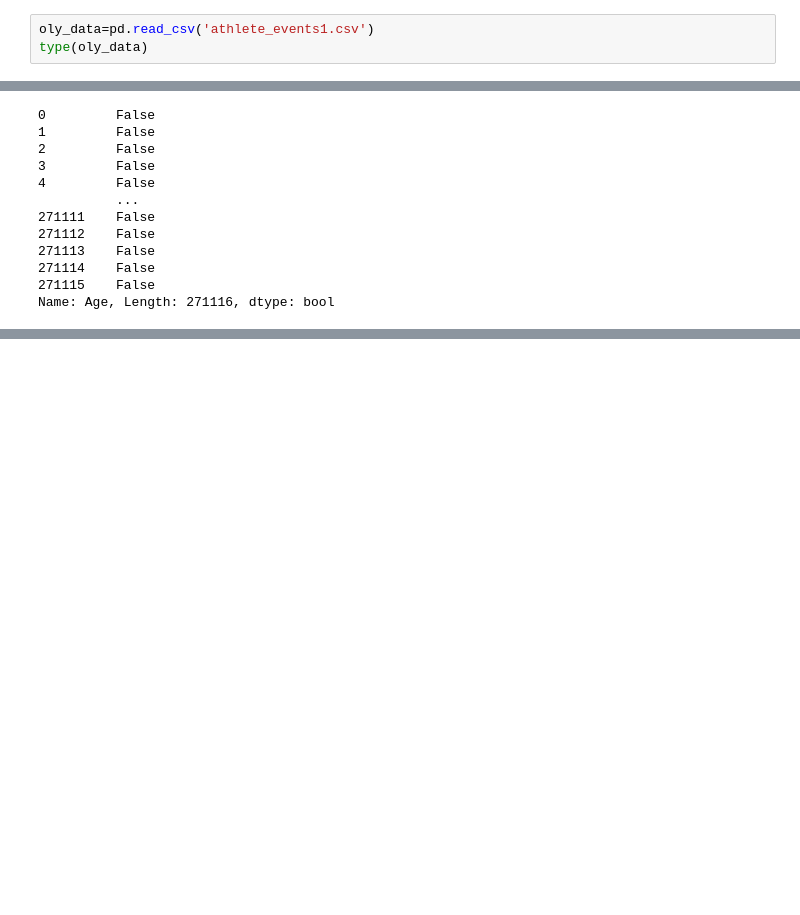
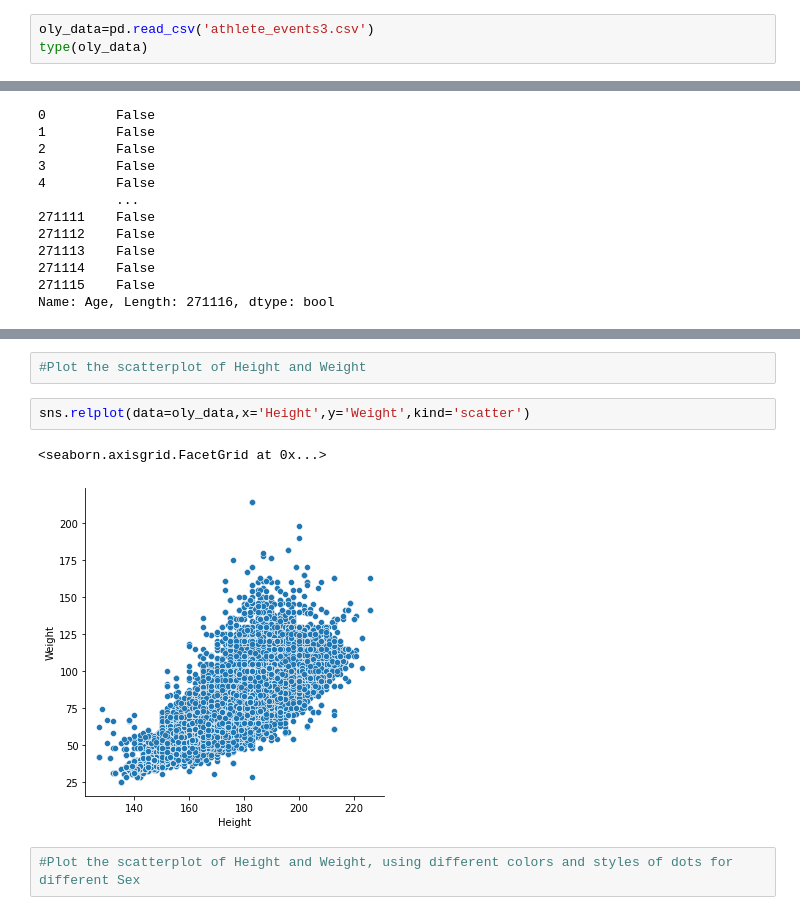
Before and after one commit to Nahidf21/Olympic-game-data-analysis-part-part-one-, a Jupyter notebook: Olympic game data analysis.ipynb, the cells around one changed output, grey strips where cells are left out. Cells and saved outputs as stored; diff of their text form; blank space fills up the shorter version.

```diff
--- a/Olympic game data analysis.ipynb
+++ b/Olympic game data analysis.ipynb
@@ -2,7 +2,7 @@
 import pandas as pd
 import seaborn as sns
 # %%
-oly_data=pd.read_csv('athlete_events1.csv')
+oly_data=pd.read_csv('athlete_events3.csv')
 type(oly_data)
 # %% [output]
 pandas.core.frame.DataFrame
@@ -332,0 +534,9 @@ Name: Sport, dtype: object
+# %%
+#Plot the scatterplot of Height and Weight
+# %%
+sns.relplot(data=oly_data,x='Height',y='Weight',kind='scatter')
+# %% [output]
+<seaborn.axisgrid.FacetGrid at 0x...>
+[figure, added]
+# %%
+#Plot the scatterplot of Height and Weight, using different colors and styles of dots for different Sex
```
Also changed, not shown: parts of 52 cells of this notebook.
